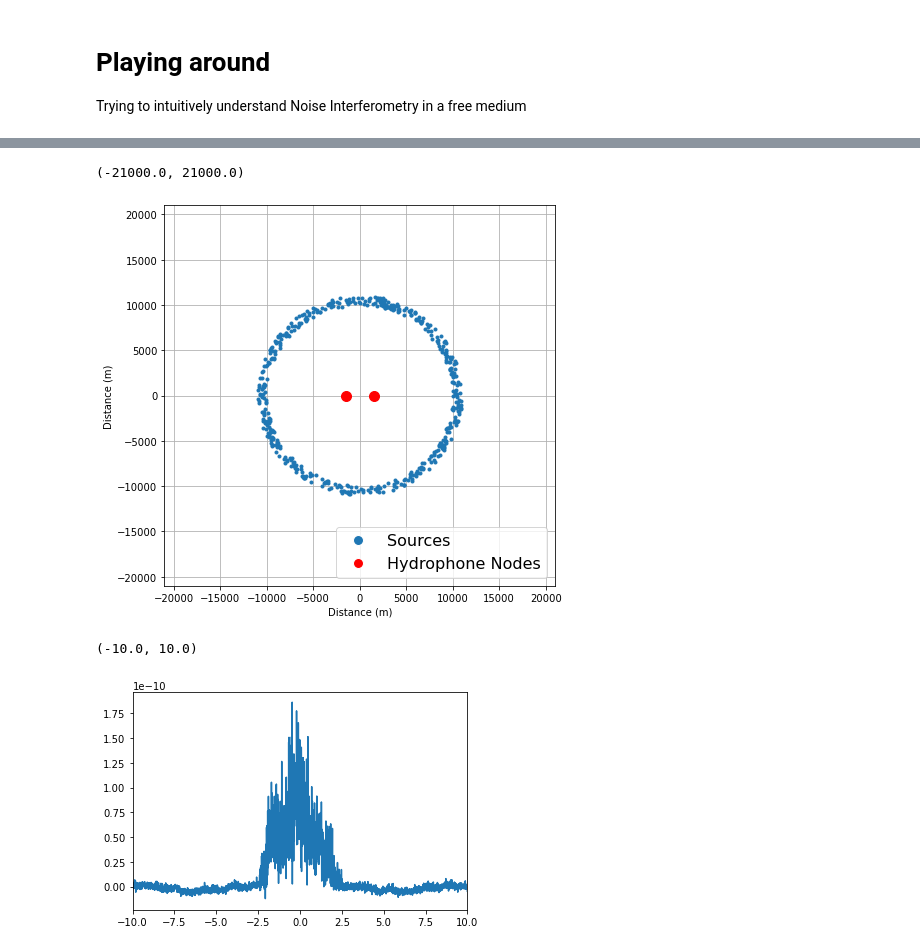
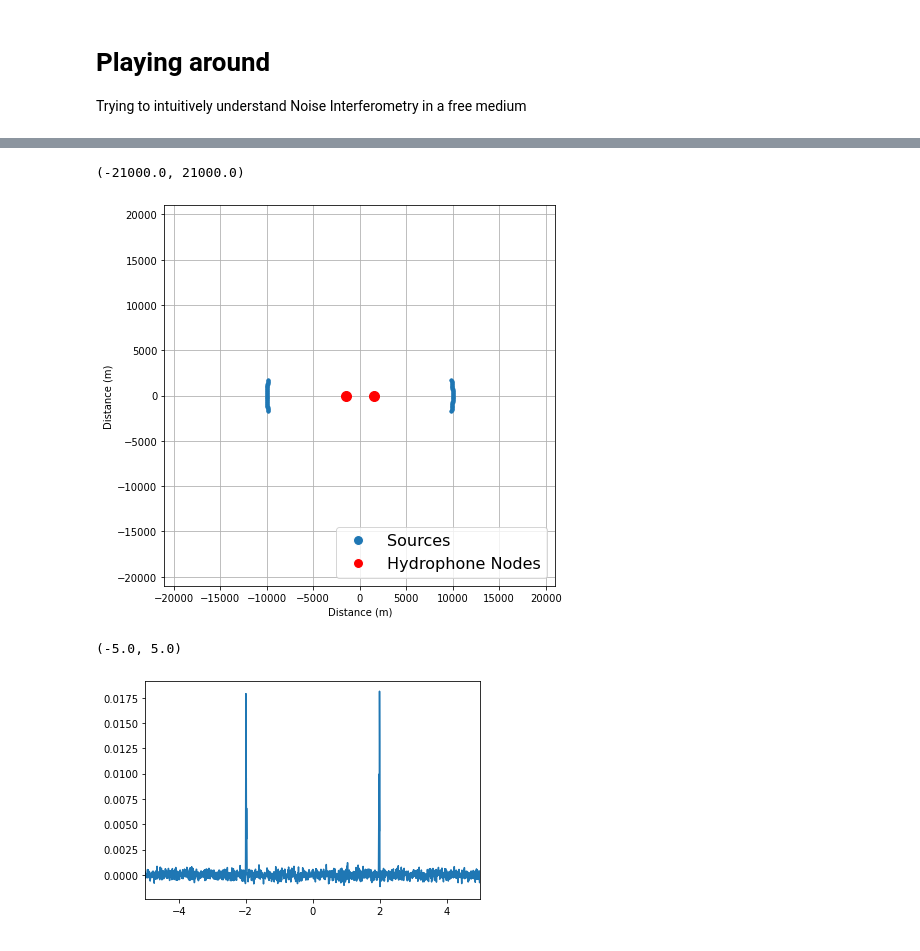
Before and after one commit to John-Ragland/NI_simulation, a Jupyter notebook: scripts/playing_around.ipynb, the cells around one changed output, grey strips where cells are left out. Drawn from its saved outputs; the diff is of its cells as text; code cells hidden in the pictures.

```diff
--- a/scripts/playing_around.ipynb
+++ b/scripts/playing_around.ipynb
@@ -14,6 +18,11 @@ import sys
 # %%
 # create sources
-sources = ni_sim.source_distribution2D().distant_uniform(10000, 11000, 500, label='gauss')
+theta = 180
+x = 10000*np.cos(np.deg2rad(theta))
+y = 10000*np.sin(np.deg2rad(theta))
+
+#sources = ni_sim.source_distribution2D().add_custom_sources(x,y,'gauss')
+sources = ni_sim.source_distribution2D().endfire_circle(10, 10000, 100,label='gauss')
 # %%
 env = ni_sim.environment(sources, time_length=600, frequencies = np.linspace(1,20,20))
 # %%
@@ -22,15 +31,15 @@ plt.xlim([-21000,21000])
 plt.ylim([-21000,21000])
 # %% [output]
 (-21000.0, 21000.0)
-[figure, old version]
+[figure, new version]
 # %%
 xA, xB = env.get_signals()
 # %%
 R = np.correlate(xA, xB, mode='full')
 tx = np.linspace(-env.time_length, env.time_length, len(R))
 
 plt.plot(tx,R)
-plt.xlim([-10,10])
+plt.xlim(-5,5)
 # %% [output]
-(-10.0, 10.0)
+(-5.0, 5.0)
-[figure, old version]
+[figure, new version]
```
Also changed, not shown: parts of 1 cell of this notebook, 1 other file.
